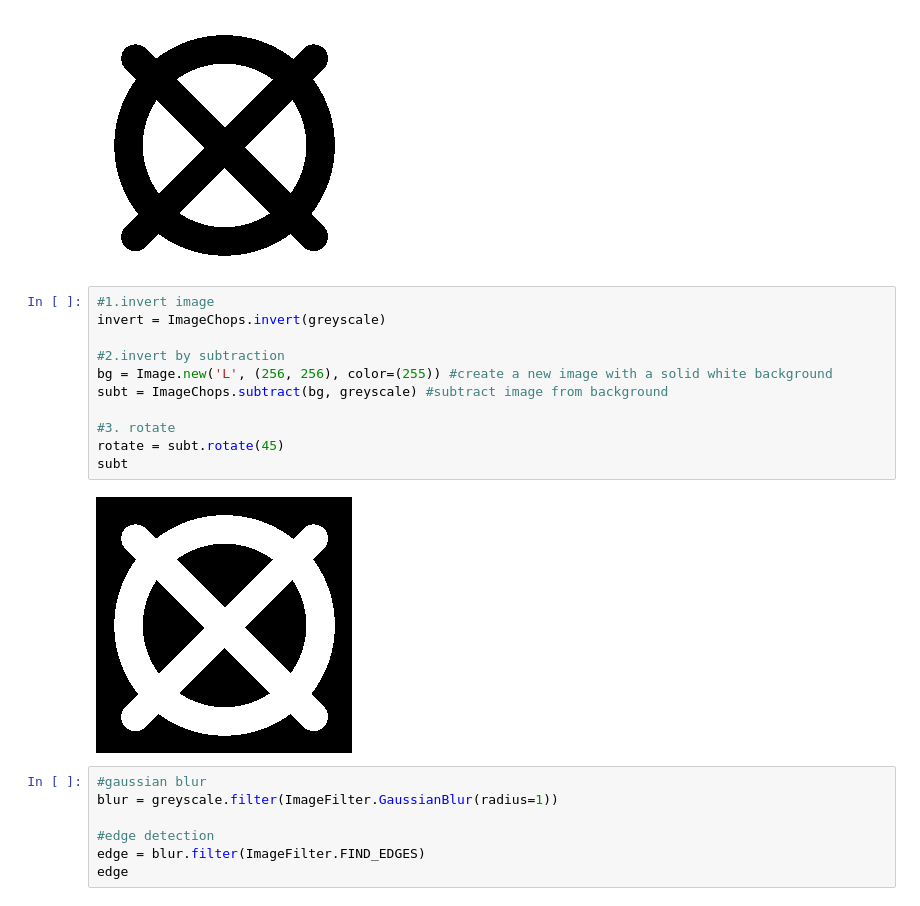
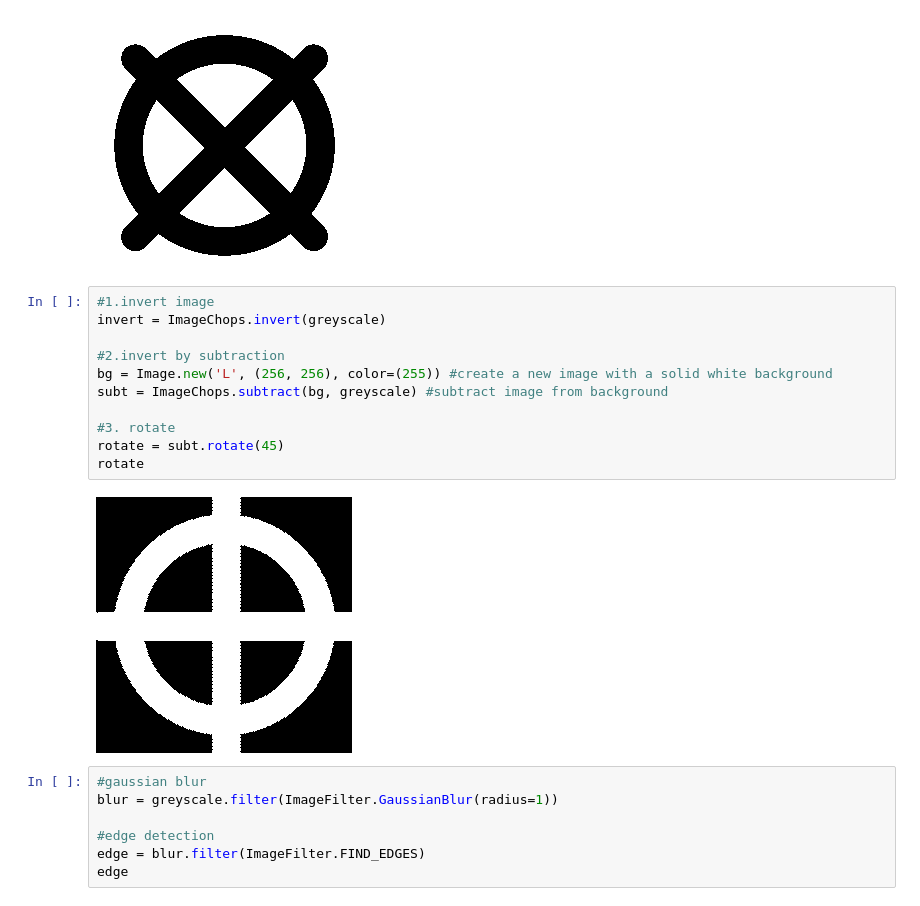
Before and after one commit to MariyaSha/ImageProcessingPILLOW, a Jupyter notebook: ImageProcessing_PILLOW.ipynb, the cells around one changed output. Cells and saved outputs as stored; diff of their text form.

```diff
--- a/ImageProcessing_PILLOW.ipynb
+++ b/ImageProcessing_PILLOW.ipynb
@@ -50,16 +67,16 @@ greyscale
 # %%
 #1.invert image
 invert = ImageChops.invert(greyscale)
 
 #2.invert by subtraction
 bg = Image.new('L', (256, 256), color=(255)) #create a new image with a solid white background
 subt = ImageChops.subtract(bg, greyscale) #subtract image from background
 
 #3. rotate
 rotate = subt.rotate(45)
-subt
+rotate
 # %% [output]
-[figure, old version]
+[figure, new version]
 # %%
 #gaussian blur
 blur = greyscale.filter(ImageFilter.GaussianBlur(radius=1))
```
Also changed, not shown: parts of 4 cells of this notebook.
